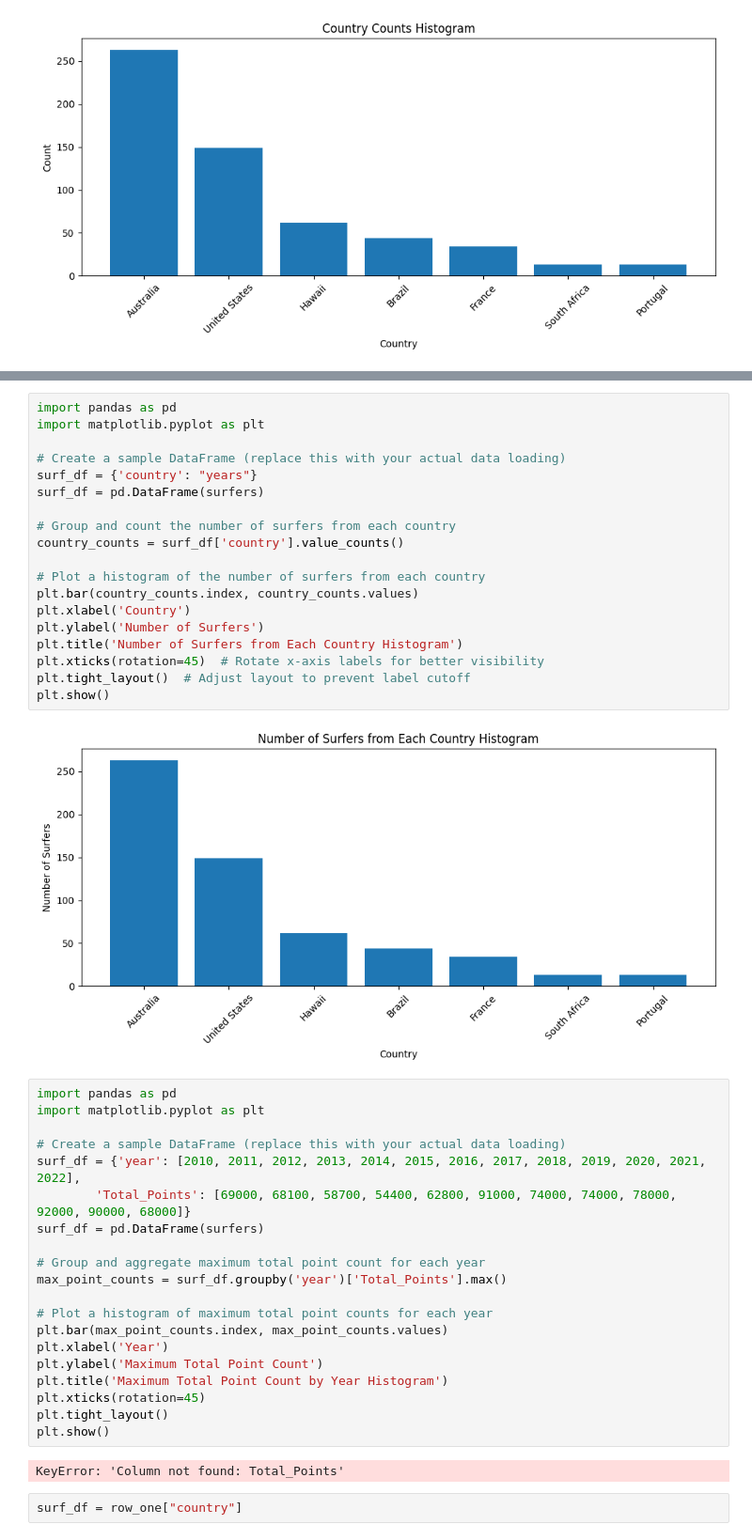
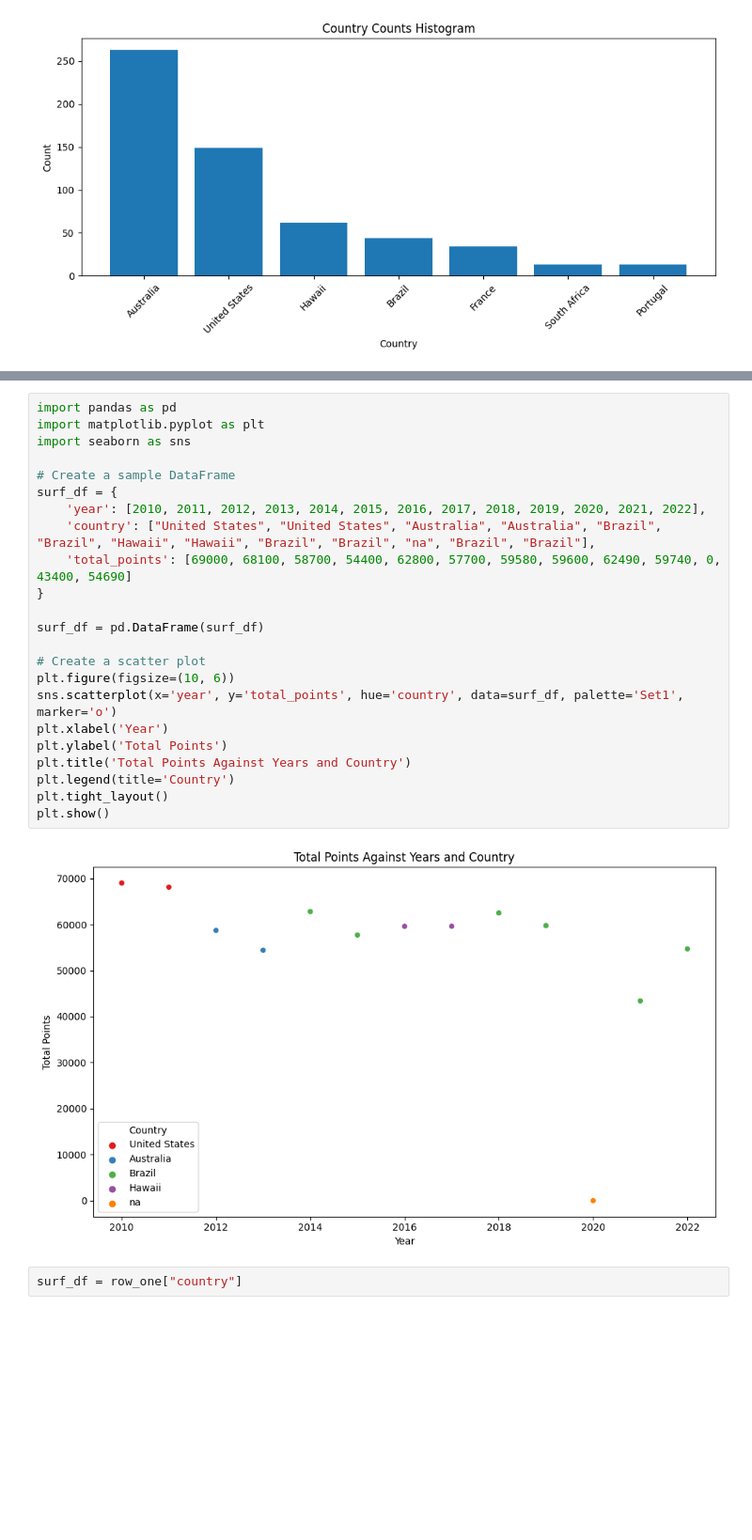
Before and after one commit to lucilleharrison/Data-Project, a Jupyter notebook: basic_pandas.ipynb, the cells around one changed output, grey strips where cells are left out. Shown at 94% size. Drawn from its saved outputs; the diff is of its cells as text; blank space fills up the shorter version.

```diff
--- a/basic_pandas.ipynb
+++ b/basic_pandas.ipynb
@@ -261,46 +266,28 @@ plt.show()
-# %%
-import pandas as pd
-import matplotlib.pyplot as plt
-
-# Create a sample DataFrame (replace this with your actual data loading)
-surf_df = {'country': "years"}
-surf_df = pd.DataFrame(surfers)
-
-# Group and count the number of surfers from each country
-country_counts = surf_df['country'].value_counts()
-
-# Plot a histogram of the number of surfers from each country
-plt.bar(country_counts.index, country_counts.values)
-plt.xlabel('Country')
-plt.ylabel('Number of Surfers')
-plt.title('Number of Surfers from Each Country Histogram')
-plt.xticks(rotation=45)  # Rotate x-axis labels for better visibility
-plt.tight_layout()  # Adjust layout to prevent label cutoff
-plt.show()
-# %% [output]
-[figure, removed]
 # %%
 import pandas as pd
 import matplotlib.pyplot as plt
+import seaborn as sns
 
-# Create a sample DataFrame (replace this with your actual data loading)
-surf_df = {'year': [2010, 2011, 2012, 2013, 2014, 2015, 2016, 2017, 2018, 2019, 2020, 2021, 2022],
-        'Total_Points': [69000, 68100, 58700, 54400, 62800, 91000, 74000, 74000, 78000, 92000, 90000, 68000]}
-surf_df = pd.DataFrame(surfers)
+# Create a sample DataFrame
+surf_df = {
+    'year': [2010, 2011, 2012, 2013, 2014, 2015, 2016, 2017, 2018, 2019, 2020, 2021, 2022],
+    'country': ["United States", "United States", "Australia", "Australia", "Brazil", "Brazil", "Hawaii", "Hawaii", "Brazil", "Brazil", "na", "Brazil", "Brazil"],
+    'total_points': [69000, 68100, 58700, 54400, 62800, 57700, 59580, 59600, 62490, 59740, 0, 43400, 54690]
+}
 
-# Group and aggregate maximum total point count for each year
-max_point_counts = surf_df.groupby('year')['Total_Points'].max()
+surf_df = pd.DataFrame(surf_df)
 
-# Plot a histogram of maximum total point counts for each year
-plt.bar(max_point_counts.index, max_point_counts.values)
+# Create a scatter plot
+plt.figure(figsize=(10, 6))
+sns.scatterplot(x='year', y='total_points', hue='country', data=surf_df, palette='Set1', marker='o')
 plt.xlabel('Year')
-plt.ylabel('Maximum Total Point Count')
-plt.title('Maximum Total Point Count by Year Histogram')
-plt.xticks(rotation=45)
+plt.ylabel('Total Points')
+plt.title('Total Points Against Years and Country')
+plt.legend(title='Country')
 plt.tight_layout()
 plt.show()
 # %% [output]
-KeyError: 'Column not found: Total_Points'
+[figure, added]
 # %%
 surf_df = row_one["country"]
 # %% [output]
```
Also changed, not shown: parts of 2 cells of this notebook.
